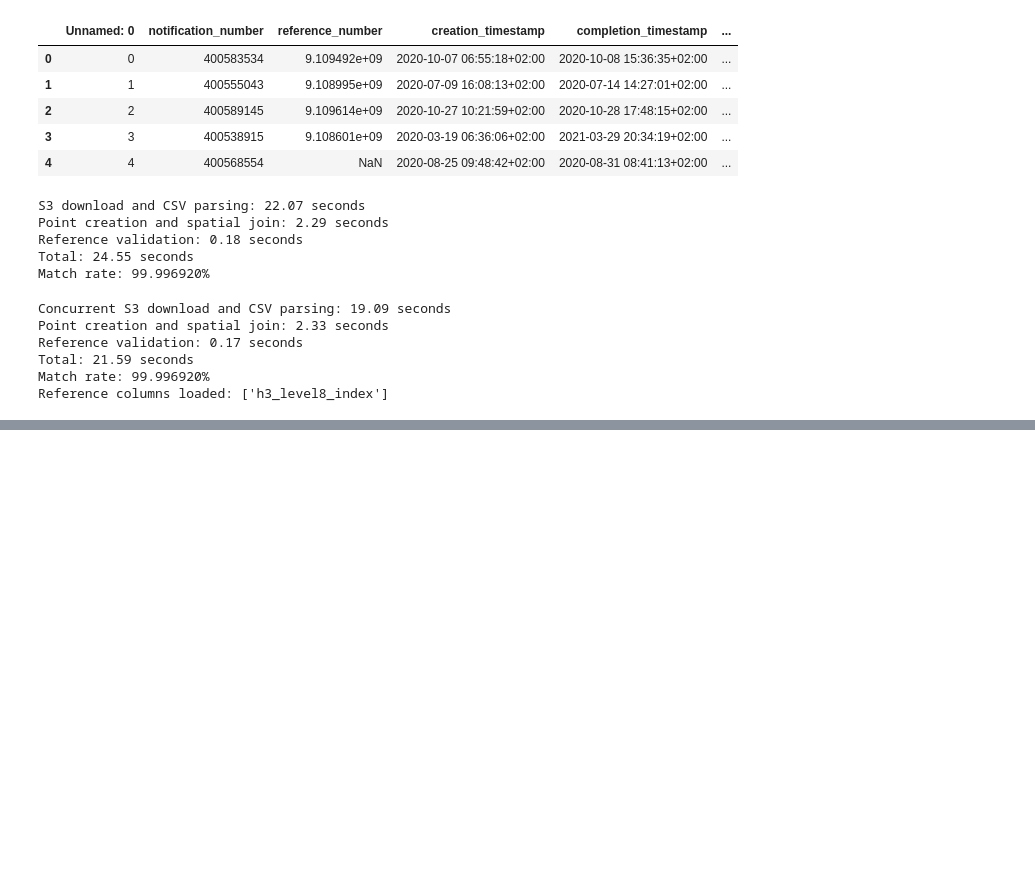
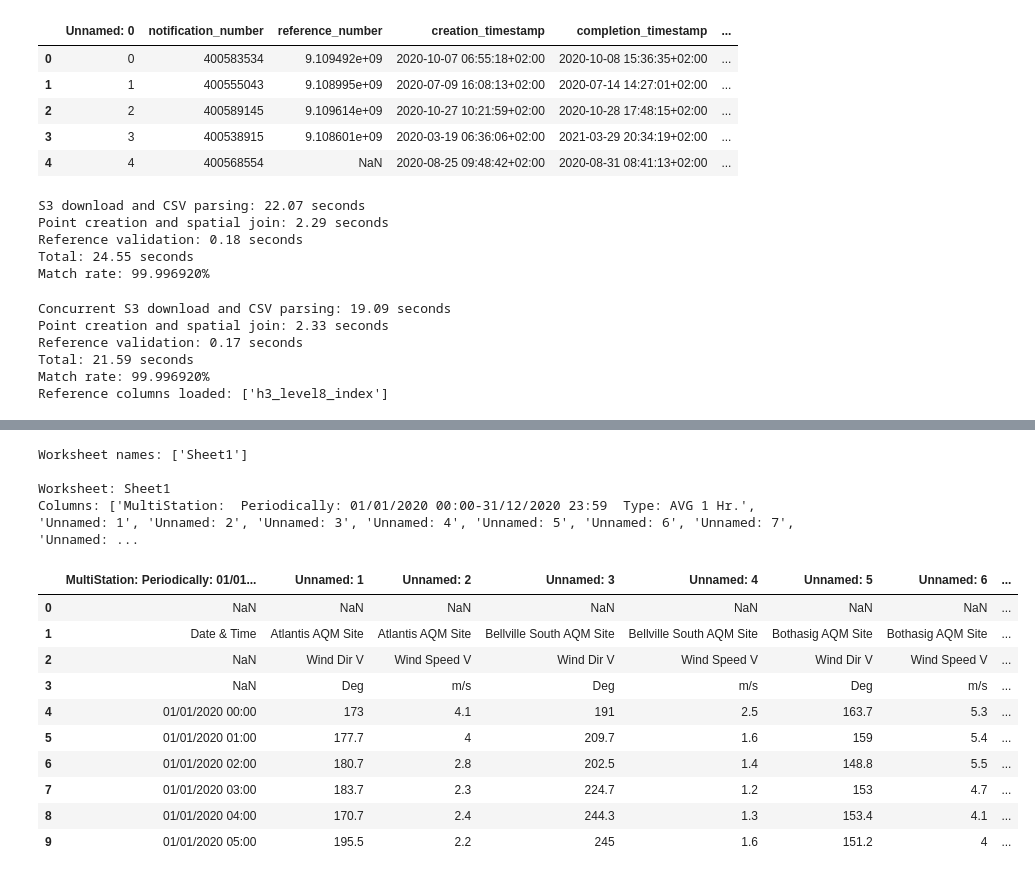
Before and after one commit to cpjeffery-cell/ds_code_challenge, a Jupyter notebook: scripts/working_notebook.ipynb, the cells around one changed output, grey strips where cells are left out. Saved outputs shown, nothing was run; the diff lists cells and outputs as text; code cells hidden in the pictures; blank space fills up the shorter version.

Commit message:
Add further data transformation and spatial data processing modules

```diff
--- a/scripts/working_notebook.ipynb
+++ b/scripts/working_notebook.ipynb
@@ -286,6 +286,15 @@ def load_credentials():
         context=context,
     ) as response:
         return json.load(response)["s3"]
+
+    credentials = load_credentials()
+
+s3_client = boto3.client(
+    "s3",
+    region_name=REGION,
+    aws_access_key_id=credentials["access_key"],
+    aws_secret_access_key=credentials["secret_key"],
+)
 # %%
 credentials = load_credentials()
 
@@ -976,0 +1299,69 @@ Reference columns loaded: ['h3_level8_index']
+# %%
+from io import BytesIO
+import ssl
+from urllib.request import Request, urlopen
+
+import certifi
+import pandas as pd
+
+
+WIND_DATA_URL = (
+    "https://www.arcgis.com/sharing/rest/content/items/"
+    "31ef242a23484e79bbb19d6b29203179/data"
+)
+
+ssl_context = ssl.create_default_context(
+    cafile=certifi.where()
+)
+
+request = Request(
+    WIND_DATA_URL,
+    headers={"User-Agent": "Mozilla/5.0"},
+)
+
+with urlopen(
+    request,
+    timeout=30,
+    context=ssl_context,
+) as response:
+    wind_workbook_bytes = response.read()
+
+if not wind_workbook_bytes.startswith(b"PK"):
+    raise ValueError(
+        "Wind download is not an XLSX workbook: expected ZIP-format bytes."
+    )
+
+wind_workbook = pd.ExcelFile(
+    BytesIO(wind_workbook_bytes),
+    engine="openpyxl",
+)
+
+print(f"Worksheet names: {wind_workbook.sheet_names}")
+
+for sheet_name in wind_workbook.sheet_names:
+    wind_preview_df = pd.read_excel(
+        wind_workbook,
+        sheet_name=sheet_name,
+        engine="openpyxl",
+        nrows=10,
+    )
+
+    print(f"\nWorksheet: {sheet_name}")
+    print(f"Columns: {wind_preview_df.columns.tolist()}")
+    display(wind_preview_df)
+# %% [output]
+Worksheet names: ['Sheet1']
+
+Worksheet: Sheet1
+Columns: ['MultiStation:  Periodically: 01/01/2020 00:00-31/12/2020 23:59  Type: AVG 1 Hr.', 'Unnamed: 1', 'Unnamed: 2', 'Unnamed: 3', 'Unnamed: 4', 'Unnamed: 5', 'Unnamed: 6', 'Unnamed: 7', 'Unnamed: ...
+|  | MultiStation: Periodically: 01/01... | Unnamed: 1 | Unnamed: 2 | Unnamed: 3 | Unnamed: 4 | Unnamed: 5 | Unnamed: 6 | ... |
+| 0 | NaN | NaN | NaN | NaN | NaN | NaN | NaN | ... |
+| 1 | Date & Time | Atlantis AQM Site | Atlantis AQM Site | Bellville South AQM Site | Bellville South AQM Site | Bothasig AQM Site | Bothasig AQM Site | ... |
+| 2 | NaN | Wind Dir V | Wind Speed V | Wind Dir V | Wind Speed V | Wind Dir V | Wind Speed V | ... |
+| 3 | NaN | Deg | m/s | Deg | m/s | Deg | m/s | ... |
+| 4 | 01/01/2020 00:00 | 173 | 4.1 | 191 | 2.5 | 163.7 | 5.3 | ... |
+| 5 | 01/01/2020 01:00 | 177.7 | 4 | 209.7 | 1.6 | 159 | 5.4 | ... |
+| 6 | 01/01/2020 02:00 | 180.7 | 2.8 | 202.5 | 1.4 | 148.8 | 5.5 | ... |
+| 7 | 01/01/2020 03:00 | 183.7 | 2.3 | 224.7 | 1.2 | 153 | 4.7 | ... |
+| 8 | 01/01/2020 04:00 | 170.7 | 2.4 | 244.3 | 1.3 | 153.4 | 4.1 | ... |
+| 9 | 01/01/2020 05:00 | 195.5 | 2.2 | 245 | 1.6 | 151.2 | 4 | ... |
```
Also changed, not shown: parts of 6 cells of this notebook, 14 other files.
